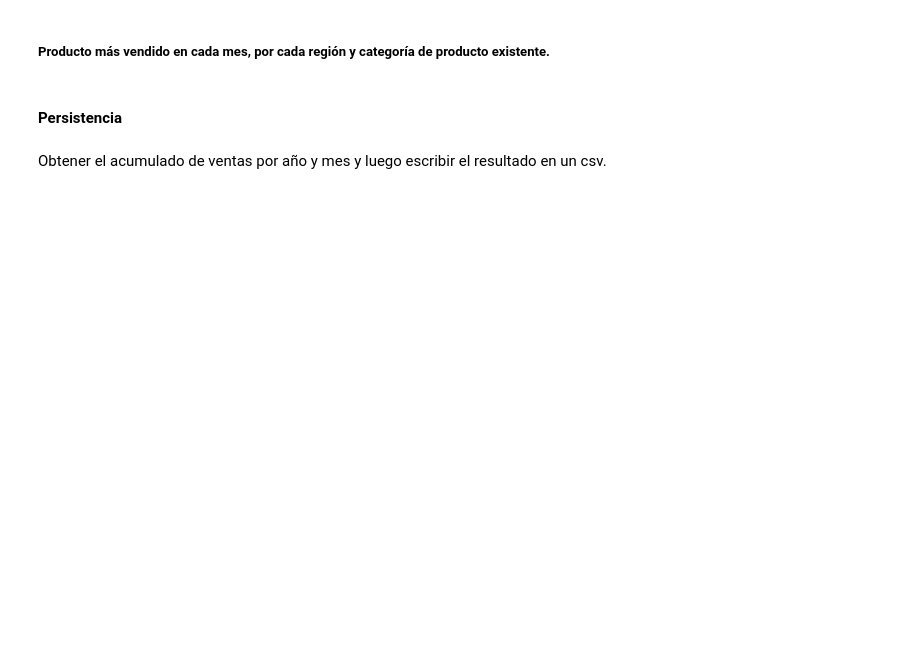
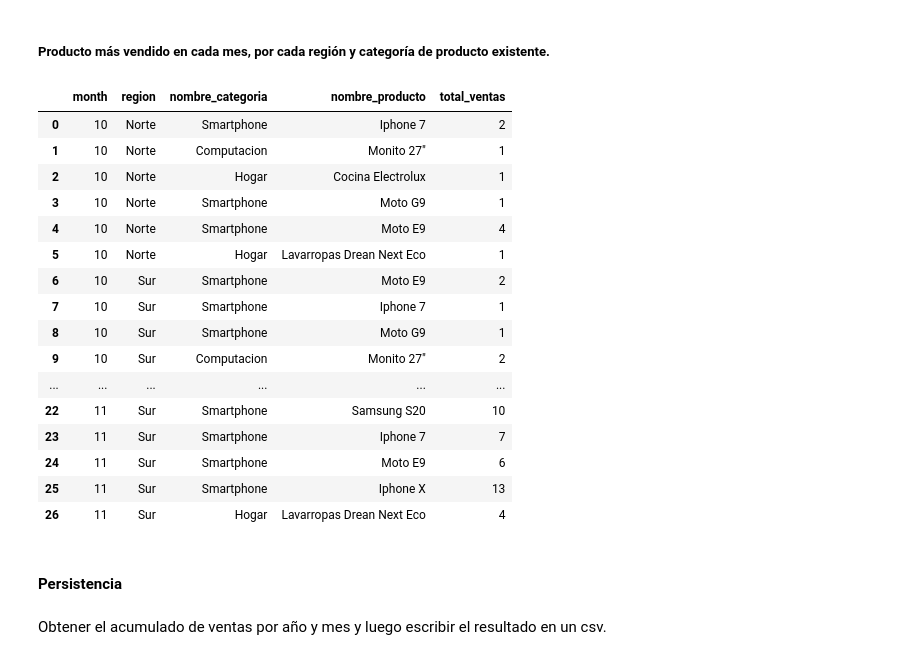
Before and after one commit to edcalderin/BigDataEngineering_ICARO, a Jupyter notebook: TP_Integrador.ipynb, the cells around one changed output. Drawn from its saved outputs; the diff is of its cells as text; code cells hidden in the pictures; blank space fills up the shorter version.

```diff
--- a/TP_Integrador.ipynb
+++ b/TP_Integrador.ipynb
@@ -389,5 +421,30 @@ producto existente.
 # %% [markdown]
 ##### Producto más vendido en cada mes, por cada región y categoría de producto existente.
+# %%
+query = '''
+        SELECT month, region, nombre_categoria, nombre_producto, MAX(ventas_mes_categoria) AS total_ventas
+        FROM erick_calderin_ventas_acumuladas        GROUP BY month, nombre_producto, region, nombre_categoria
+        ORDER BY month, region
+        '''
+pd.read_sql(query, connector)
+# %% [output]
+|  | month | region | nombre_categoria | nombre_producto | total_ventas |
+| 0 | 10 | Norte | Smartphone | Iphone 7 | 2 |
+| 1 | 10 | Norte | Computacion | Monito 27" | 1 |
+| 2 | 10 | Norte | Hogar | Cocina Electrolux | 1 |
+| 3 | 10 | Norte | Smartphone | Moto G9 | 1 |
+| 4 | 10 | Norte | Smartphone | Moto E9 | 4 |
+| 5 | 10 | Norte | Hogar | Lavarropas Drean Next Eco | 1 |
+| 6 | 10 | Sur | Smartphone | Moto E9 | 2 |
+| 7 | 10 | Sur | Smartphone | Iphone 7 | 1 |
+| 8 | 10 | Sur | Smartphone | Moto G9 | 1 |
+| 9 | 10 | Sur | Computacion | Monito 27" | 2 |
+| ... | ... | ... | ... | ... | ... |
+| 22 | 11 | Sur | Smartphone | Samsung S20 | 10 |
+| 23 | 11 | Sur | Smartphone | Iphone 7 | 7 |
+| 24 | 11 | Sur | Smartphone | Moto E9 | 6 |
+| 25 | 11 | Sur | Smartphone | Iphone X | 13 |
+| 26 | 11 | Sur | Hogar | Lavarropas Drean Next Eco | 4 |
 # %% [markdown]
 #### Persistencia
 # %% [markdown]
```
Also changed, not shown: parts of 5 cells of this notebook.
